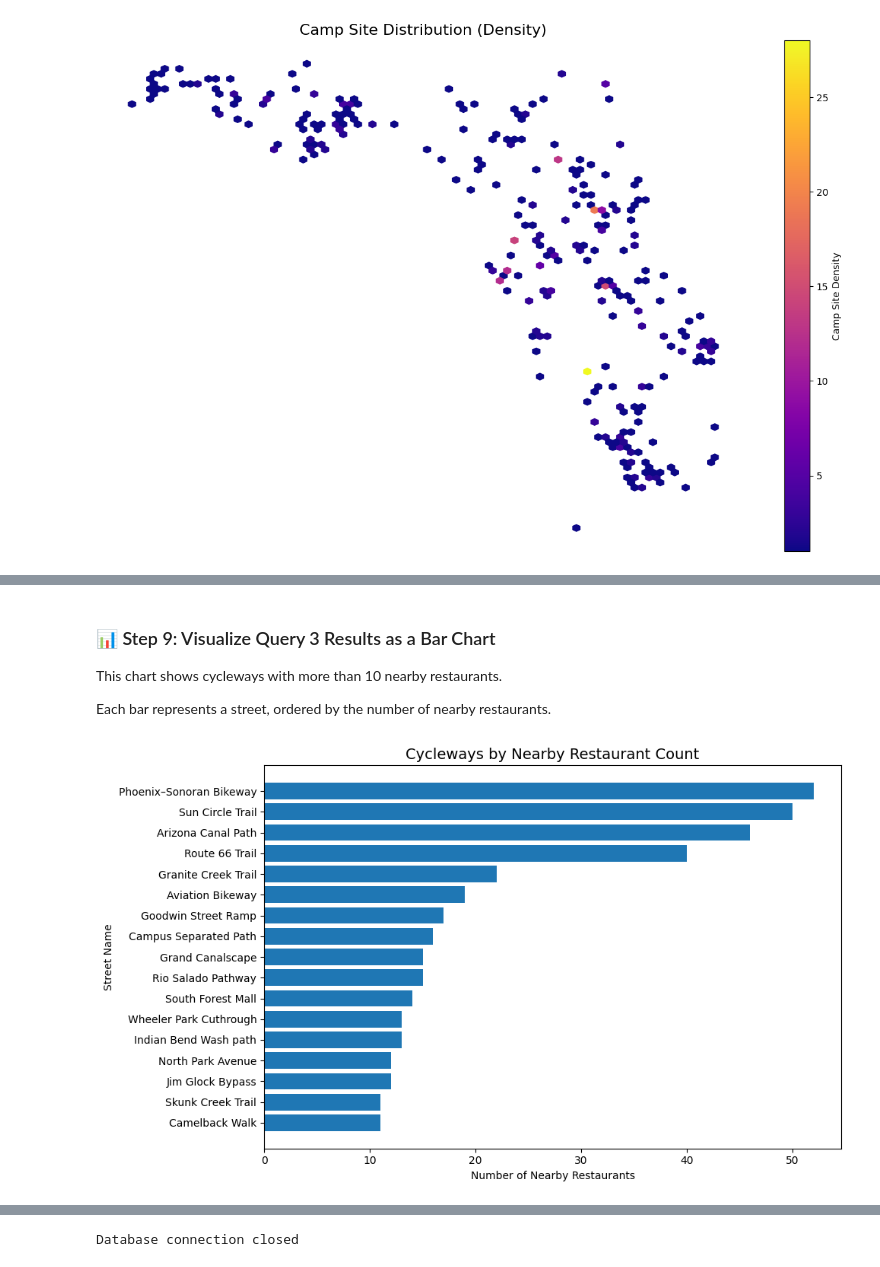
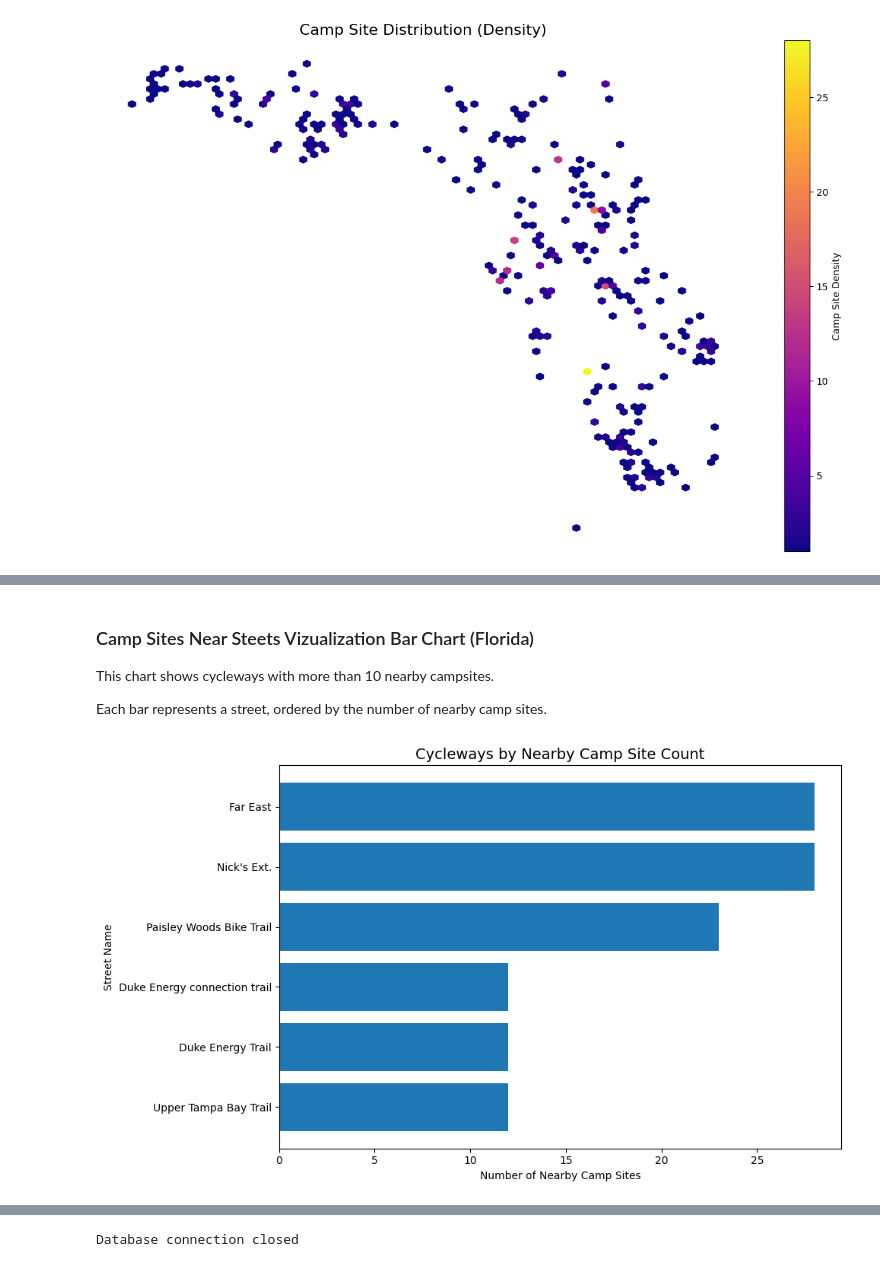
Before and after one commit to tgilbert14/gist604b-osm-postgis-fa26, a Jupyter notebook: notebooks/osm_postgis_queries_Florida.ipynb, the cells around one changed output, grey strips where cells are left out. Drawn from its saved outputs; the diff is of its cells as text; code cells hidden in the pictures.

```diff
--- a/notebooks/osm_postgis_queries_Florida.ipynb
+++ b/notebooks/osm_postgis_queries_Florida.ipynb
@@ -197,5 +197,5 @@ This query calculates the total area of parks in each county in square kilometer
 # %%
-query_2_file = Path("../sql/florida/02_osm_park_area_by_county.sql")
+query_2_file = Path("../sql/florida/02_forest_area_by_county.sql")
 
 # Read SQL query from file
 query_2_sql = query_2_file.read_text(encoding="utf-8")
@@ -283,5 +281,5 @@ This query identifies streets (cycleways) with the highest number of restaurants
 # %%
-query_3_file = Path("../sql/arizona/03_osm_restaurants_near_streets.sql")
+query_3_file = Path("../sql/florida/03_campsites_near_streets.sql")
 
 # Read SQL query from file
 query_3_sql = query_3_file.read_text(encoding="utf-8")
@@ -316,34 +303,34 @@ except Exception as e:
 # %% [markdown]
-### 📊 Step 9: Visualize Query 3 Results as a Bar Chart
+### Camp Sites Near Steets Vizualization Bar Chart (Florida)
 
-This chart shows cycleways with more than 10 nearby restaurants.
+This chart shows cycleways with more than 10 nearby campsites.
 
-Each bar represents a street, ordered by the number of nearby restaurants.
+Each bar represents a street, ordered by the number of nearby camp sites.
 # %%
-viz_column = "nearby_restaurant_count"
+viz_column = "nearby_camp_sites_count"
 
 # Prepare data
 bar_df = (
     query_3_results[["street_name", viz_column]]
     .sort_values(viz_column, ascending=False)
     .copy()
 )
 
 fig, ax = plt.subplots(figsize=(10, 6))
 
 ax.barh(
     bar_df["street_name"],
     bar_df[viz_column]
 )
 
-ax.set_title("Cycleways by Nearby Restaurant Count", fontsize=14)
-ax.set_xlabel("Number of Nearby Restaurants")
+ax.set_title("Cycleways by Nearby Camp Site Count", fontsize=14)
+ax.set_xlabel("Number of Nearby Camp Sites")
 ax.set_ylabel("Street Name")
 
 # Highest values on top
 ax.invert_yaxis()
 
 plt.tight_layout()
 plt.show()
 # %% [output]
-[figure, old version]
+[figure, new version]
```
Also changed, not shown: parts of 17 cells of this notebook.
